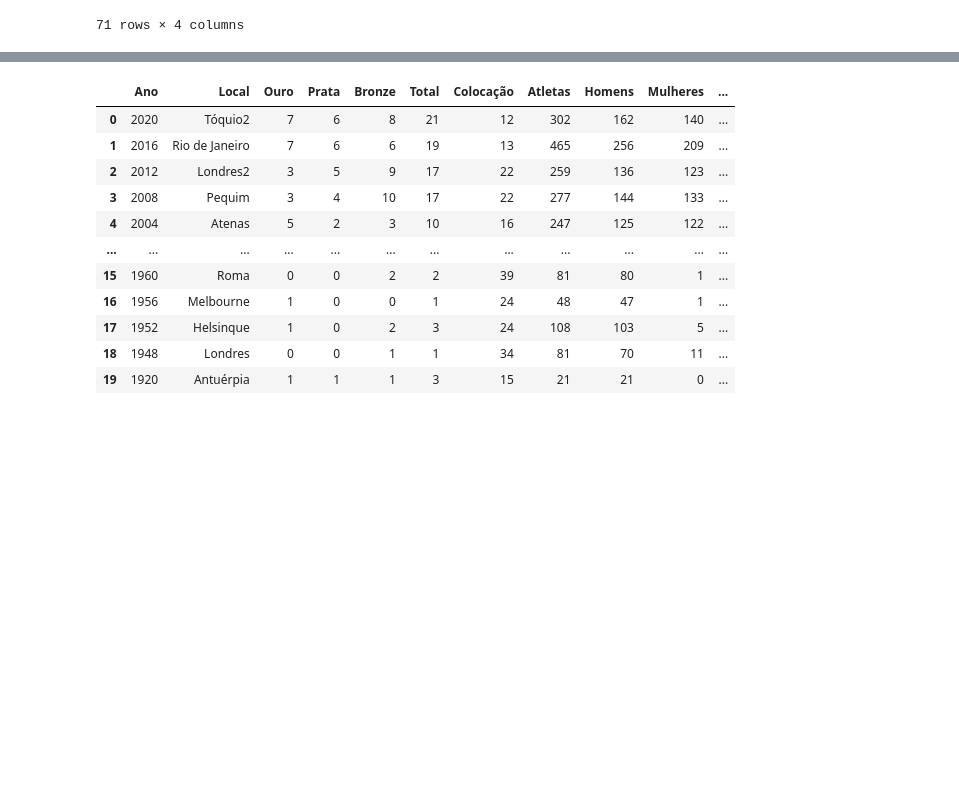
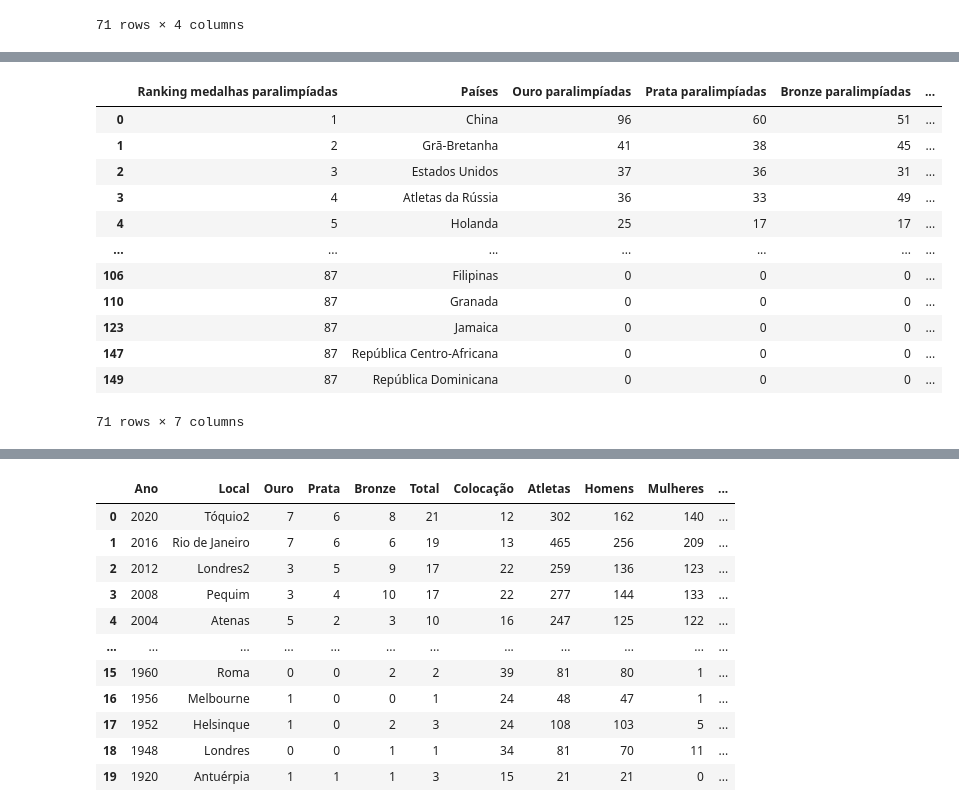
Before and after one commit to brunabellini/Projeto_Olimpiadas, a Jupyter notebook: olimpiada.ipynb, the cells around one changed output, grey strips where cells are left out. Drawn from its saved outputs; the diff is of its cells as text; code cells hidden in the pictures; blank space fills up the shorter version.

```diff
--- a/olimpiada.ipynb
+++ b/olimpiada.ipynb
@@ -427,0 +428,19 @@ juntos_3
+# %%
+medalhas_para =pd.read_csv('./Data/medalhas_para.csv', sep=';')
+medalhas_para.drop(['index'], axis=1,inplace=True)
+medalhas_para.dropna(inplace= True)
+medalhas_para
+# %% [output]
+|  | Ranking medalhas paralimpíadas | Países | Ouro paralimpíadas | Prata paralimpíadas | Bronze paralimpíadas | ... |
+| 0 | 1 | China | 96 | 60 | 51 | ... |
+| 1 | 2 | Grã-Bretanha | 41 | 38 | 45 | ... |
+| 2 | 3 | Estados Unidos | 37 | 36 | 31 | ... |
+| 3 | 4 | Atletas da Rússia | 36 | 33 | 49 | ... |
+| 4 | 5 | Holanda | 25 | 17 | 17 | ... |
+| ... | ... | ... | ... | ... | ... | ... |
+| 106 | 87 | Filipinas | 0 | 0 | 0 | ... |
+| 110 | 87 | Granada | 0 | 0 | 0 | ... |
+| 123 | 87 | Jamaica | 0 | 0 | 0 | ... |
+| 147 | 87 | República Centro-Africana | 0 | 0 | 0 | ... |
+| 149 | 87 | República Dominicana | 0 | 0 | 0 | ... |
+71 rows × 7 columns
```
Also changed, not shown: parts of 4 cells of this notebook, 4 other files.
